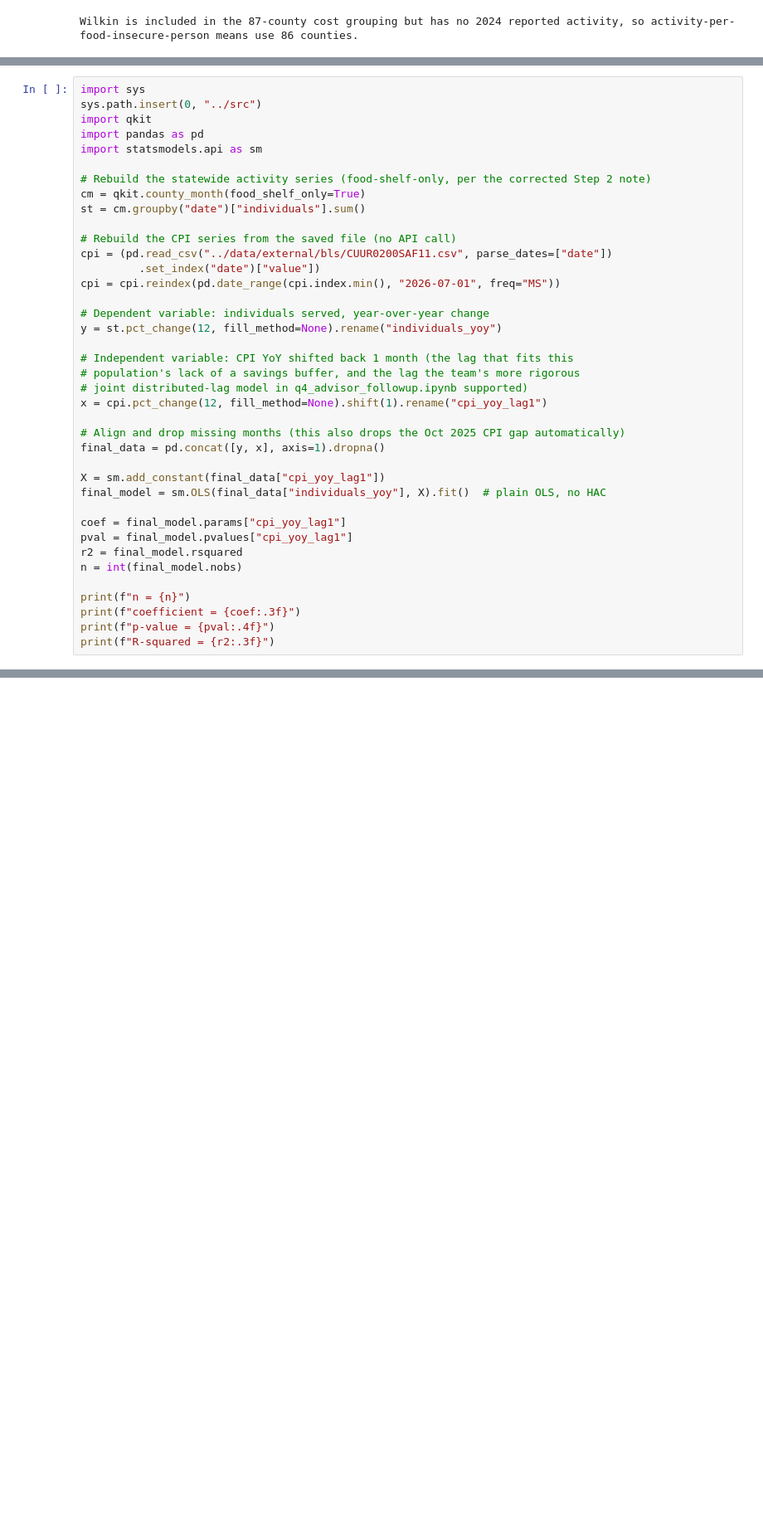
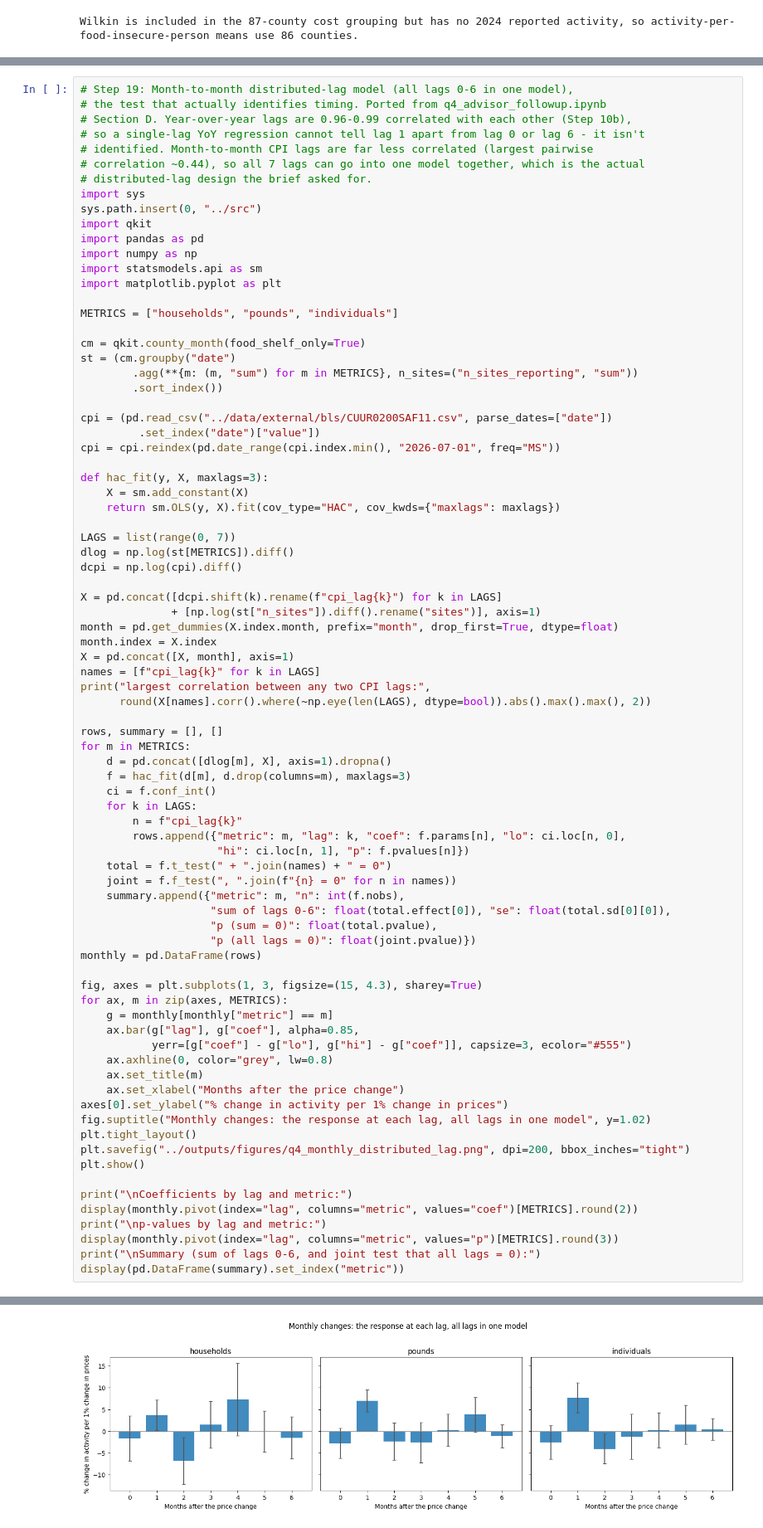
Before and after one commit to dhyan95/MinneMUDAC, a Jupyter notebook: notebooks/q4_exploration.ipynb, the cells around one changed output, grey strips where cells are left out. Shown at 83% size. Cells and saved outputs as stored; diff of their text form; blank space fills up the shorter version.

Commit message:
Add Q4 and Q5 analysis outputs
Co-authored-by: Copilot <223556219+Copilot@users.noreply.github.com>

```diff
--- a/notebooks/q4_exploration.ipynb
+++ b/notebooks/q4_exploration.ipynb
@@ -2115,40 +2119,82 @@ are kept for the record but are not the basis for this conclusion.
 # %%
+# Step 19: Month-to-month distributed-lag model (all lags 0-6 in one model),
+# the test that actually identifies timing. Ported from q4_advisor_followup.ipynb
+# Section D. Year-over-year lags are 0.96-0.99 correlated with each other (Step 10b),
+# so a single-lag YoY regression cannot tell lag 1 apart from lag 0 or lag 6 - it isn't
+# identified. Month-to-month CPI lags are far less correlated (largest pairwise
+# correlation ~0.44), so all 7 lags can go into one model together, which is the actual
+# distributed-lag design the brief asked for.
 import sys
 sys.path.insert(0, "../src")
 import qkit
 import pandas as pd
+import numpy as np
 import statsmodels.api as sm
+import matplotlib.pyplot as plt
 
-# Rebuild the statewide activity series (food-shelf-only, per the corrected Step 2 note)
+METRICS = ["households", "pounds", "individuals"]
+
 cm = qkit.county_month(food_shelf_only=True)
-st = cm.groupby("date")["individuals"].sum()
+st = (cm.groupby("date")
+        .agg(**{m: (m, "sum") for m in METRICS}, n_sites=("n_sites_reporting", "sum"))
+        .sort_index())
 
-# Rebuild the CPI series from the saved file (no API call)
 cpi = (pd.read_csv("../data/external/bls/CUUR0200SAF11.csv", parse_dates=["date"])
          .set_index("date")["value"])
 cpi = cpi.reindex(pd.date_range(cpi.index.min(), "2026-07-01", freq="MS"))
 
-# Dependent variable: individuals served, year-over-year change
-y = st.pct_change(12, fill_method=None).rename("individuals_yoy")
+def hac_fit(y, X, maxlags=3):
+    X = sm.add_constant(X)
+    return sm.OLS(y, X).fit(cov_type="HAC", cov_kwds={"maxlags": maxlags})
 
-# Independent variable: CPI YoY shifted back 1 month (the lag that fits this
-# population's lack of a savings buffer, and the lag the team's more rigorous
-# joint distributed-lag model in q4_advisor_followup.ipynb supported)
-x = cpi.pct_change(12, fill_method=None).shift(1).rename("cpi_yoy_lag1")
+LAGS = list(range(0, 7))
+dlog = np.log(st[METRICS]).diff()
+dcpi = np.log(cpi).diff()
 
-# Align and drop missing months (this also drops the Oct 2025 CPI gap automatically)
-final_data = pd.concat([y, x], axis=1).dropna()
+X = pd.concat([dcpi.shift(k).rename(f"cpi_lag{k}") for k in LAGS]
+              + [np.log(st["n_sites"]).diff().rename("sites")], axis=1)
+month = pd.get_dummies(X.index.month, prefix="month", drop_first=True, dtype=float)
+month.index = X.index
+X = pd.concat([X, month], axis=1)
+names = [f"cpi_lag{k}" for k in LAGS]
+print("largest correlation between any two CPI lags:",
+      round(X[names].corr().where(~np.eye(len(LAGS), dtype=bool)).abs().max().max(), 2))
 
-X = sm.add_constant(final_data["cpi_yoy_lag1"])
-final_model = sm.OLS(final_data["individuals_yoy"], X).fit()  # plain OLS, no HAC
+rows, summary = [], []
+for m in METRICS:
+    d = pd.concat([dlog[m], X], axis=1).dropna()
+    f = hac_fit(d[m], d.drop(columns=m), maxlags=3)
+    ci = f.conf_int()
+    for k in LAGS:
+        n = f"cpi_lag{k}"
+        rows.append({"metric": m, "lag": k, "coef": f.params[n], "lo": ci.loc[n, 0],
+                     "hi": ci.loc[n, 1], "p": f.pvalues[n]})
+    total = f.t_test(" + ".join(names) + " = 0")
+    joint = f.f_test(", ".join(f"{n} = 0" for n in names))
+    summary.append({"metric": m, "n": int(f.nobs),
+                    "sum of lags 0-6": float(total.effect[0]), "se": float(total.sd[0][0]),
+                    "p (sum = 0)": float(total.pvalue),
+                    "p (all lags = 0)": float(joint.pvalue)})
+monthly = pd.DataFrame(rows)
 
-coef = final_model.params["cpi_yoy_lag1"]
-pval = final_model.pvalues["cpi_yoy_lag1"]
-r2 = final_model.rsquared
-n = int(final_model.nobs)
+fig, axes = plt.subplots(1, 3, figsize=(15, 4.3), sharey=True)
+for ax, m in zip(axes, METRICS):
+    g = monthly[monthly["metric"] == m]
+    ax.bar(g["lag"], g["coef"], alpha=0.85,
+           yerr=[g["coef"] - g["lo"], g["hi"] - g["coef"]], capsize=3, ecolor="#555")
+    ax.axhline(0, color="grey", lw=0.8)
+    ax.set_title(m)
+    ax.set_xlabel("Months after the price change")
+axes[0].set_ylabel("% change in activity per 1% change in prices")
+fig.suptitle("Monthly changes: the response at each lag, all lags in one model", y=1.02)
+plt.tight_layout()
+plt.savefig("../outputs/figures/q4_monthly_distributed_lag.png", dpi=200, bbox_inches="tight")
+plt.show()
 
-print(f"n = {n}")
-print(f"coefficient = {coef:.3f}")
-print(f"p-value = {pval:.4f}")
-print(f"R-squared = {r2:.3f}")
+print("\nCoefficients by lag and metric:")
+display(monthly.pivot(index="lag", columns="metric", values="coef")[METRICS].round(2))
+print("\np-values by lag and metric:")
+display(monthly.pivot(index="lag", columns="metric", values="p")[METRICS].round(3))
+print("\nSummary (sum of lags 0-6, and joint test that all lags = 0):")
+display(pd.DataFrame(summary).set_index("metric"))
 # %% [output]
@@ -2158,0 +2202 @@ R-squared = 0.399
+[figure, added]
```
Also changed, not shown: parts of 3 cells of this notebook, 4 other files.
